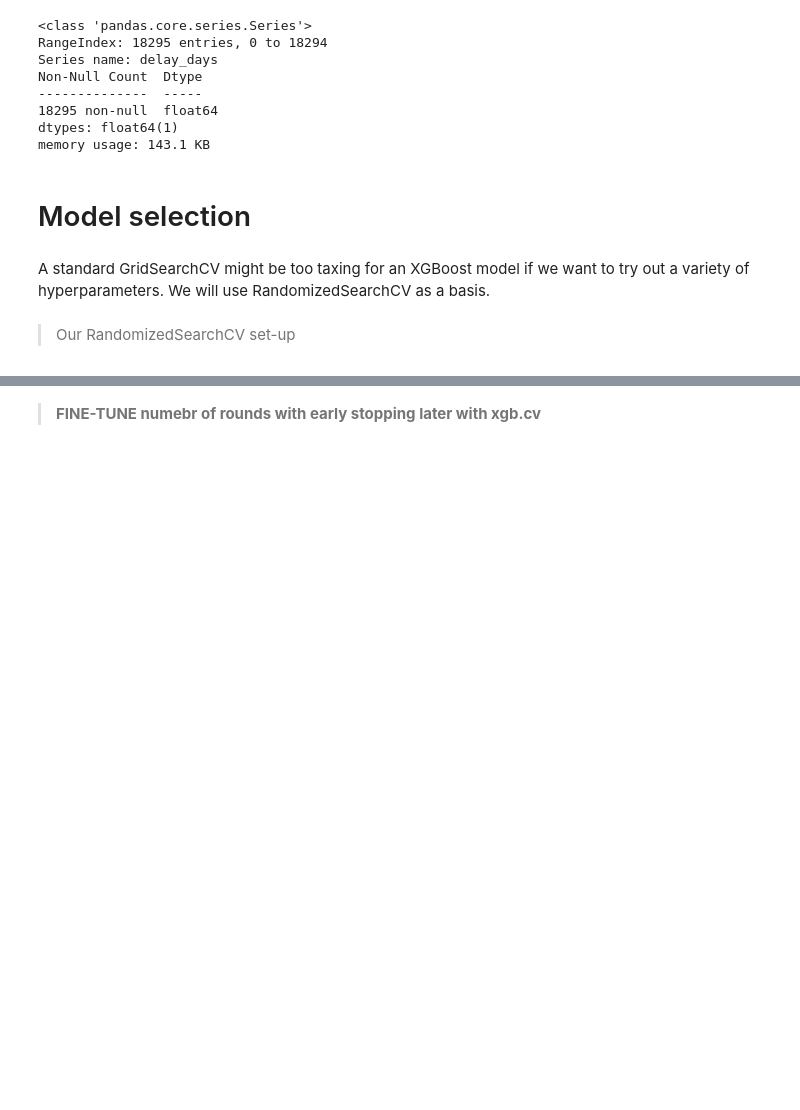
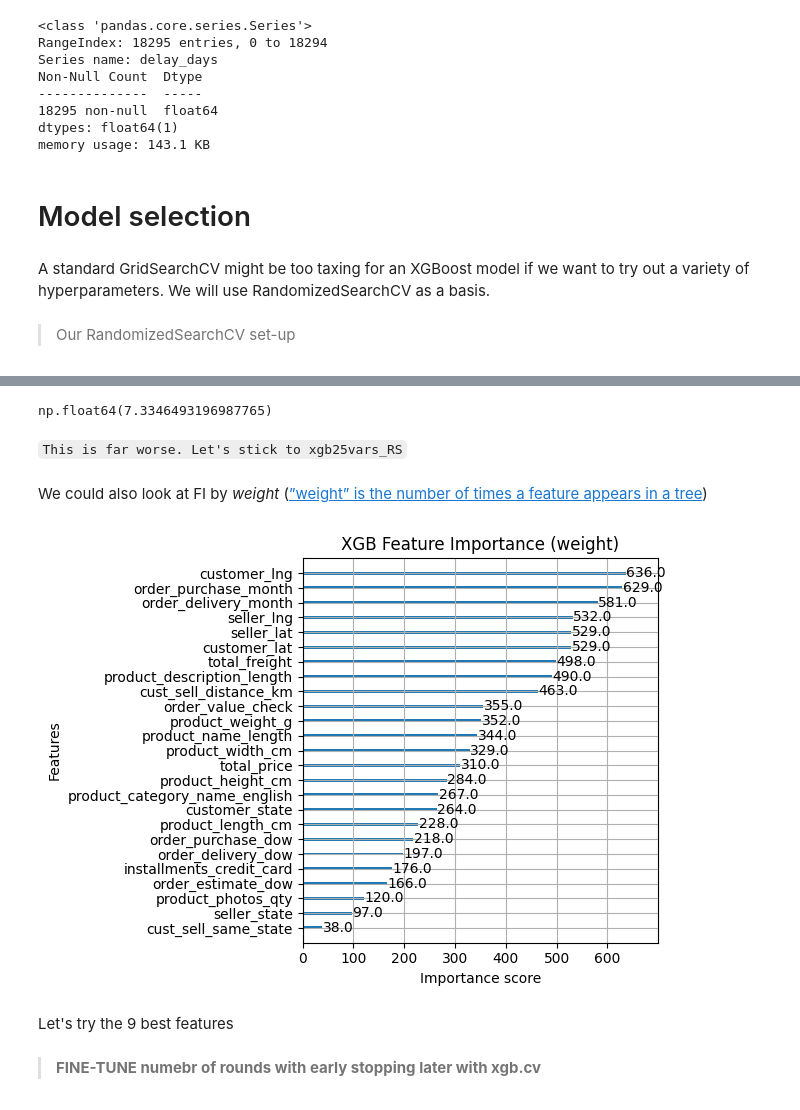
Before and after one commit to jakubpyszniak/ML_II_final_project, a Jupyter notebook: 3. XGBoost.ipynb, the cells around one changed output, grey strips where cells are left out. Saved outputs shown, nothing was run; the diff lists cells and outputs as text; code cells hidden in the pictures; blank space fills up the shorter version.

```diff
--- a/3. XGBoost.ipynb
+++ b/3. XGBoost.ipynb
@@ -416,0 +592,29 @@ Elapsed time: 79.25 seconds
+# %%
+xgb25vars_RS["rmse"] # test rmse
+# %% [output]
+np.float64(7.3346493196987765)
+# %% [markdown]
+`This is far worse. Let's stick to xgb25vars_RS`
+# %% [markdown]
+We could also look at FI by *weight* ([”weight” is the number of times a feature appears in a tree](https://xgboost.readthedocs.io/en/stable/python/python_api.html#module-xgboost.sklearn))
+# %%
+# Best fitted model from the search
+best_model = xgb25vars_RS["search"].best_estimator_
+
+# If X25_train is a DataFrame, use its column names
+feature_names = list(X25_train.columns)
+
+# Plot (gain = usually most informative)
+
+ax = xgb.plot_importance(
+    best_model,
+    importance_type="weight",
+    max_num_features=25
+)
+plt.title("XGB Feature Importance (weight)")
+plt.tight_layout()
+plt.show()
+# %% [output]
+[figure, added]
+# %% [markdown]
+Let's try the 9 best features
```
Also changed, not shown: parts of 22 cells of this notebook, 8 other files.
